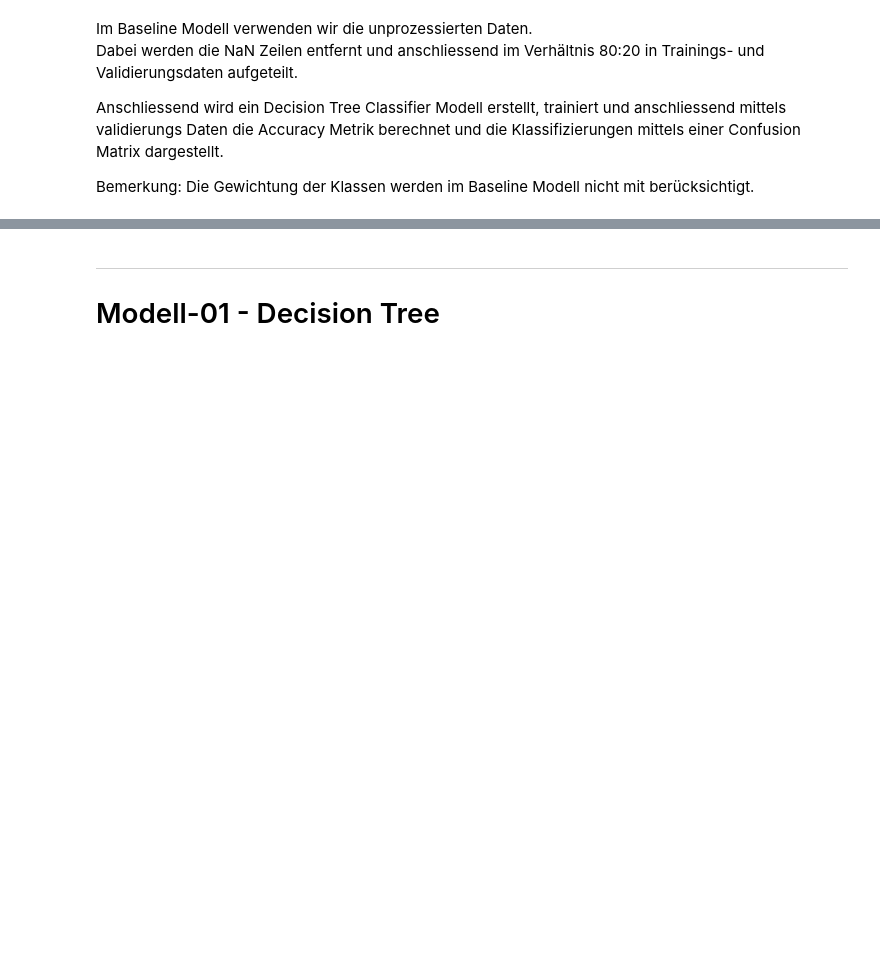
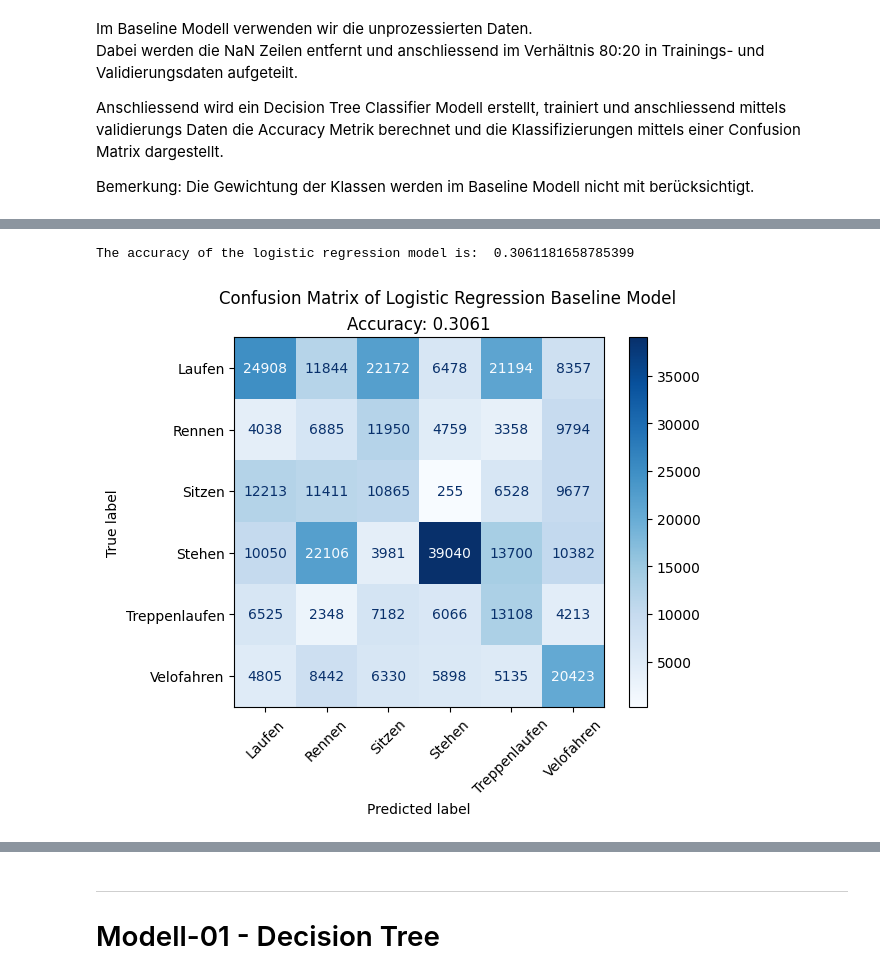
Before and after one commit to CDL1-Sensor/Sensor-Klassifikation-ohne-Deep-Learning, a Jupyter notebook: ML-Modelle.ipynb, the cells around one changed output, grey strips where cells are left out. Cells and saved outputs as stored; diff of their text form; code cells hidden in the pictures; blank space fills up the shorter version.

```diff
--- a/ML-Modelle.ipynb
+++ b/ML-Modelle.ipynb
@@ -162,0 +126,32 @@ Name: class, Length: 419053, dtype: object
+# %%
+# create a logistic regression model for multiclass classification
+logistic_regression = LogisticRegression(multi_class = "multinomial", solver = "lbfgs", max_iter = 1000)
+
+# fit the logistic regression model
+logistic_regression.fit(baseline_train_X, baseline_train_y)
+
+# predict the classes for the test data
+baseline_test_y_pred = logistic_regression.predict(baseline_test_X)
+
+# calculate the accuracy of the logistic regression model
+baseline_test_accuracy = accuracy_score(baseline_test_y, baseline_test_y_pred)
+
+# print the accuracy of the logistic regression model
+print("The accuracy of the logistic regression model is: ", baseline_test_accuracy)
+
+# plot the confusion matrix of the logistic regression model
+cm = confusion_matrix(baseline_test_y_pred, baseline_test_y)
+
+# create a confusion matrix display with title
+disp = ConfusionMatrixDisplay(confusion_matrix=cm, display_labels=logistic_regression.classes_)
+disp.plot(cmap = "Blues", values_format = "d")
+
+plt.suptitle("Confusion Matrix of Logistic Regression Baseline Model")
+# add accuracy as subtitle
+plt.title("Accuracy: " + str(round(baseline_test_accuracy, 4)), fontsize = 12)
+# rotate x ticks
+plt.xticks(rotation = 45)
+plt.show()
+# %% [output]
+The accuracy of the logistic regression model is:  0.3061181658785399
+[figure, added]
```
Also changed, not shown: parts of 8 cells of this notebook.
